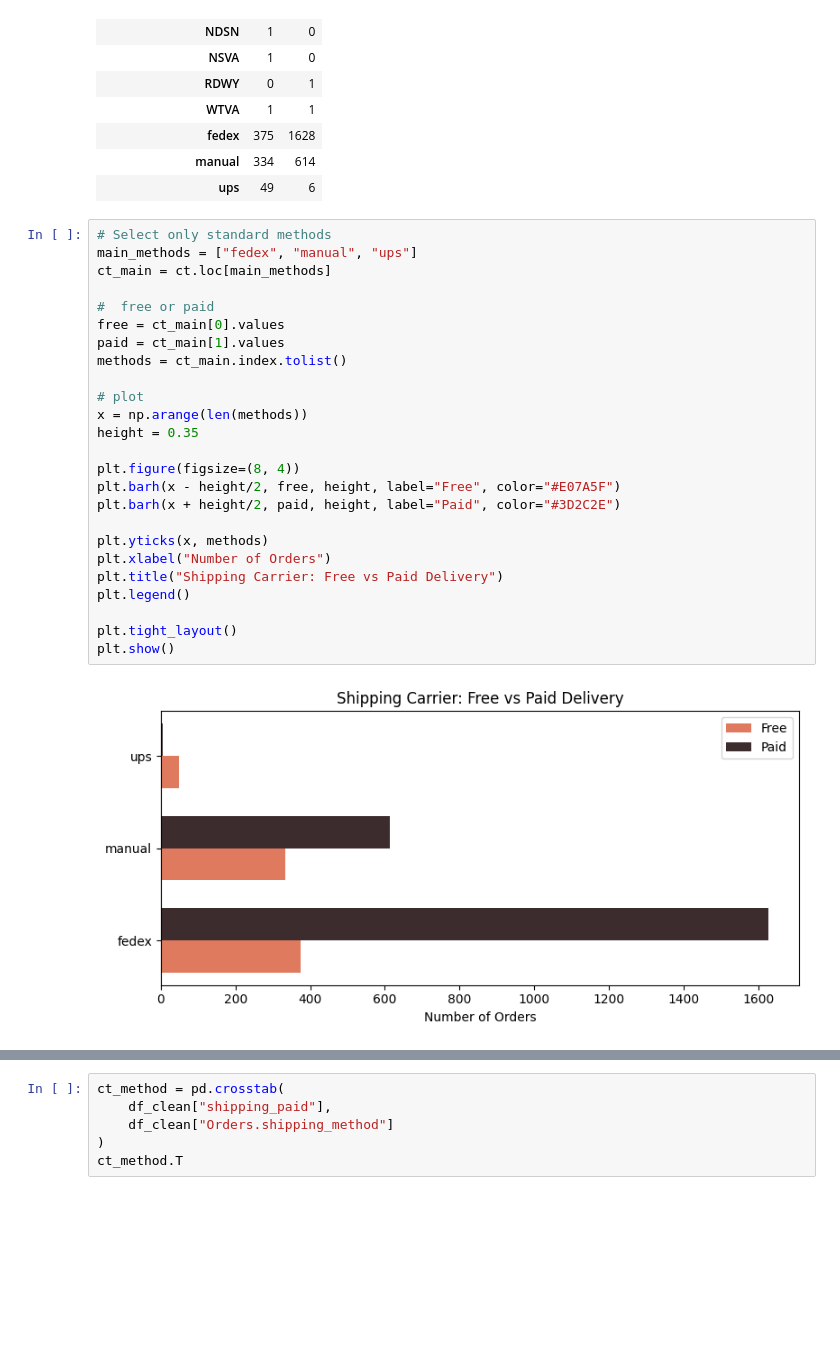
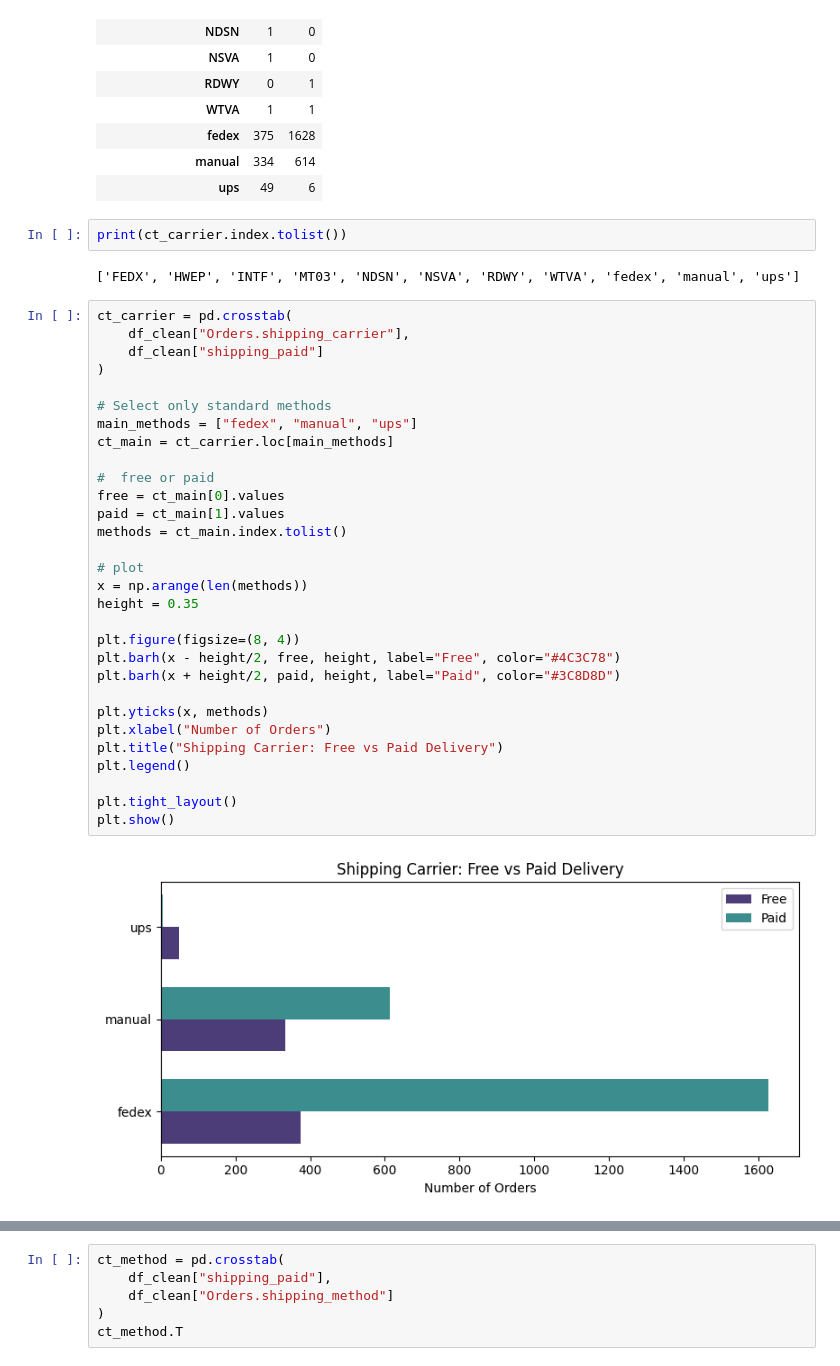
Before and after one commit to data-mosaic/Anna-Project, a Jupyter notebook: notebooks/03_modeling.ipynb, the cells around one changed output, grey strips where cells are left out. Cells and saved outputs as stored; diff of their text form; blank space fills up the shorter version.

```diff
--- a/notebooks/03_modeling.ipynb
+++ b/notebooks/03_modeling.ipynb
@@ -614,30 +664,39 @@ ct_carrier.T
 | fedex | 375 | 1628 |
 | manual | 334 | 614 |
 | ups | 49 | 6 |
+# %%
+print(ct_carrier.index.tolist())
+# %% [output]
+['FEDX', 'HWEP', 'INTF', 'MT03', 'NDSN', 'NSVA', 'RDWY', 'WTVA', 'fedex', 'manual', 'ups']
 # %%
+ct_carrier = pd.crosstab(
+    df_clean["Orders.shipping_carrier"],
+    df_clean["shipping_paid"]
+)
+
 # Select only standard methods
 main_methods = ["fedex", "manual", "ups"]
-ct_main = ct.loc[main_methods]
+ct_main = ct_carrier.loc[main_methods]
 
 #  free or paid
 free = ct_main[0].values
 paid = ct_main[1].values
 methods = ct_main.index.tolist()
 
 # plot
 x = np.arange(len(methods))
 height = 0.35
 
 plt.figure(figsize=(8, 4))
-plt.barh(x - height/2, free, height, label="Free", color="#E07A5F")
-plt.barh(x + height/2, paid, height, label="Paid", color="#3D2C2E")
+plt.barh(x - height/2, free, height, label="Free", color="#4C3C78")
+plt.barh(x + height/2, paid, height, label="Paid", color="#3C8D8D")
 
 plt.yticks(x, methods)
 plt.xlabel("Number of Orders")
 plt.title("Shipping Carrier: Free vs Paid Delivery")
 plt.legend()
 
 plt.tight_layout()
 plt.show()
 # %% [output]
-[figure, old version]
+[figure, new version]
```
Also changed, not shown: parts of 37 cells of this notebook.
